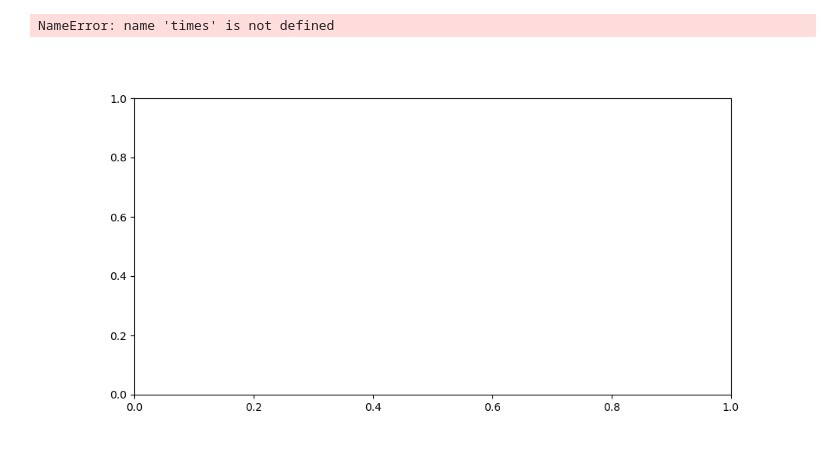
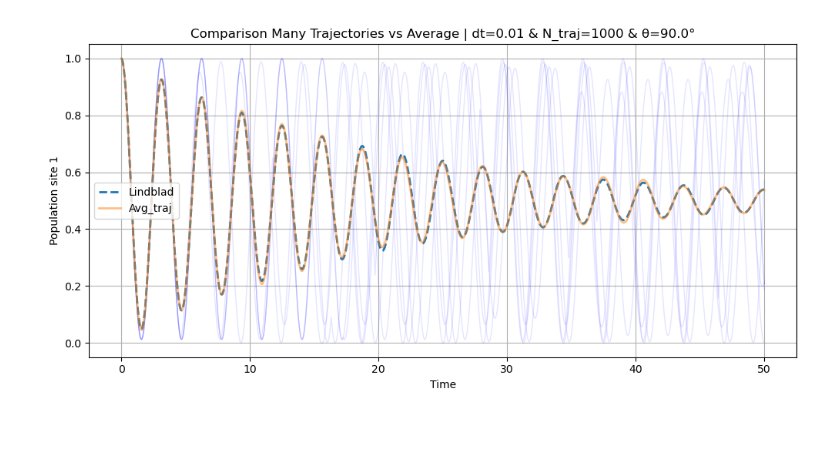
Before and after one commit to francescociavarella/Collisional-Methods, a Jupyter notebook: Codes/Intermediate/Plot.ipynb, the cells around one changed output. Drawn from its saved outputs; the diff is of its cells as text; code cells hidden in the pictures.

Commit message:
Sz expctation value calculation

```diff
--- a/Codes/Intermediate/Plot.ipynb
+++ b/Codes/Intermediate/Plot.ipynb
@@ -22,7 +22,7 @@ with open(input_file, 'rb') as f:
 # ------------------
 # Select theta value
 # ------------------
-theta_value = list(results.keys())[2]  # First theta, or specify: theta_value = np.pi/2
+theta_value = list(results.keys())[0]  # First theta, or specify: theta_value = np.pi/2
 print(f"Available theta values: {[f'{np.degrees(t):.1f}°' for t in results.keys()]}")
 print(f"Selected theta = {theta_value:.4f} rad ({np.degrees(theta_value):.2f}°)")
 dt = 0.01
@@ -178,22 +178,21 @@ Plotting comparison for dt=0.01, N_traj=1000, Site=1, Sample=3
 # %%
 # ===================================================
 # Comparison Single Trajectory vs Average vs Lindblad
 # ===================================================
 fig04, ax = plt.subplots(figsize=(10, 5))
 
-ax.plot(results[theta_value][dt][N_traj]['parameters']['times'], results[theta_value][dt][N_traj]['trajectory_wf']['pop_traj_samples']site_idx, :, :], color='blue', alpha=0.1, linewidth=1)
+ax.plot(results[theta_value][dt][N_traj]['parameters']['times'], results[theta_value][dt][N_traj]['trajectory_wf']['pop_traj_samples'][site_idx, :, :], color='blue', alpha=0.1, linewidth=1)
 
 ax.plot(results[theta_value][dt][N_traj]['parameters']['times'], np.real(results[theta_value][dt][N_traj]['lindblad']['rho_list'][:,site_idx,site_idx]), label=r'Lindblad', linewidth=2, linestyle='--')
 ax.plot(results[theta_value][dt][N_traj]['parameters']['times'], results[theta_value][dt][N_traj]['trajectory_wf']['average_pop'][site_idx, :], label=r'Avg_traj', linewidth=2, alpha=0.5)
 
 ax.set_title(f'Comparison Many Trajectories vs Average | dt={dt} & N_traj={N_traj} & θ={np.degrees(theta_value):.1f}°')
 ax.set_xlabel('Time')
 ax.set_ylabel('Population site 1')
 ax.legend(fontsize=10)
 ax.grid(True)
 plt.tight_layout()
 
 plt.show()
 # %% [output]
-NameError: name 'times' is not defined
-[figure, old version]
+[figure, new version]
```
Also changed, not shown: parts of 5 cells of this notebook, 5 other files.
